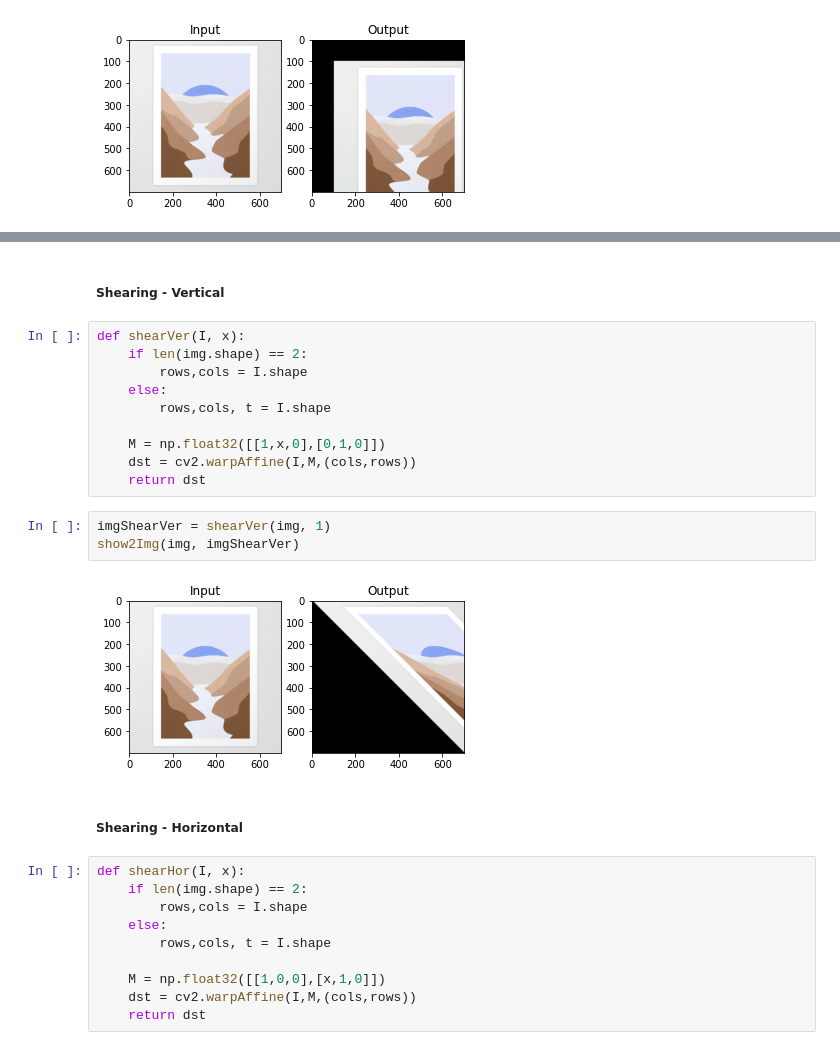
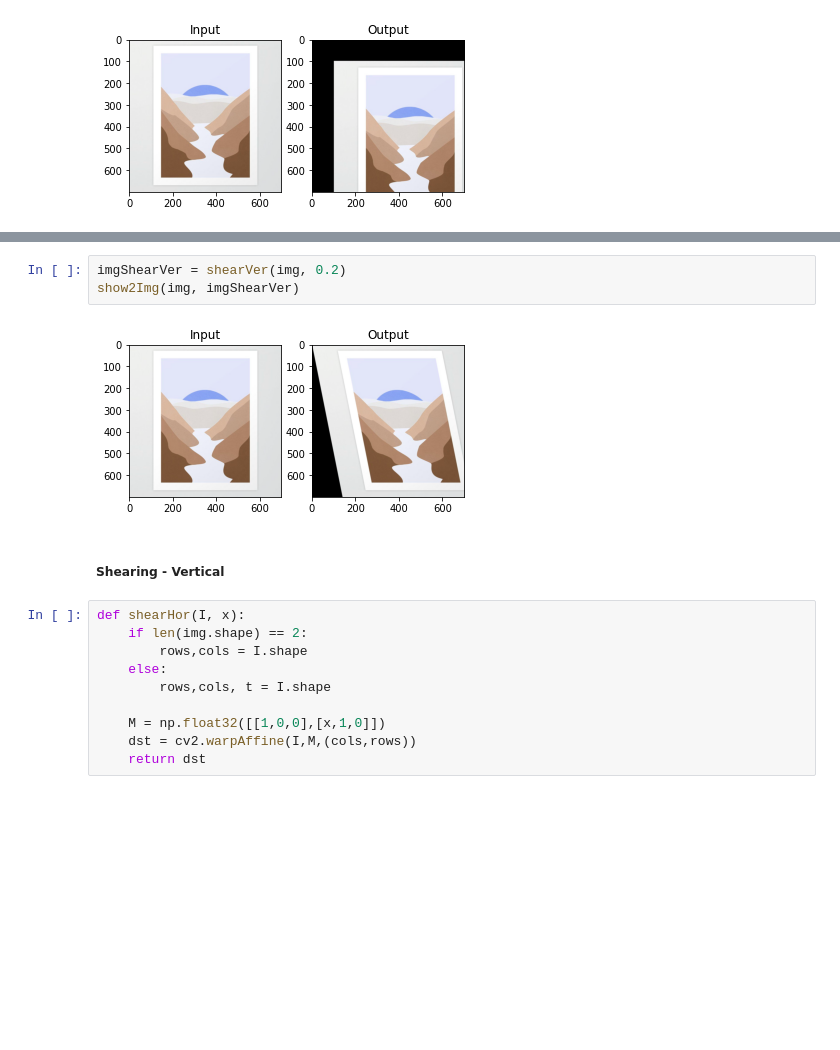
Before and after one commit to KATTA-00/CO543-Image-Processing-Labs, a Jupyter notebook: lab01/e19129.ipynb, the cells around one changed output, grey strips where cells are left out. Cells and saved outputs as stored; diff of their text form; blank space fills up the shorter version.

```diff
--- a/lab01/e19129.ipynb
+++ b/lab01/e19129.ipynb
@@ -166,22 +178,10 @@ show2Img(img, imgTran)
+# %%
+imgShearVer = shearVer(img, 0.2)
+show2Img(img, imgShearVer)
+# %% [output]
+[figure, added]
 # %% [markdown]
 ##### Shearing - Vertical
-# %%
-def shearVer(I, x):
-    if len(img.shape) == 2:
-        rows,cols = I.shape
-    else:
-        rows,cols, t = I.shape
-
-    M = np.float32([[1,x,0],[0,1,0]])
-    dst = cv2.warpAffine(I,M,(cols,rows))
-    return dst
-# %%
-imgShearVer = shearVer(img, 1)
-show2Img(img, imgShearVer)
-# %% [output]
-[figure, removed]
-# %% [markdown]
-##### Shearing - Horizontal
 # %%
 def shearHor(I, x):
     if len(img.shape) == 2:
```
Also changed, not shown: parts of 5 cells of this notebook, 16 other files.
